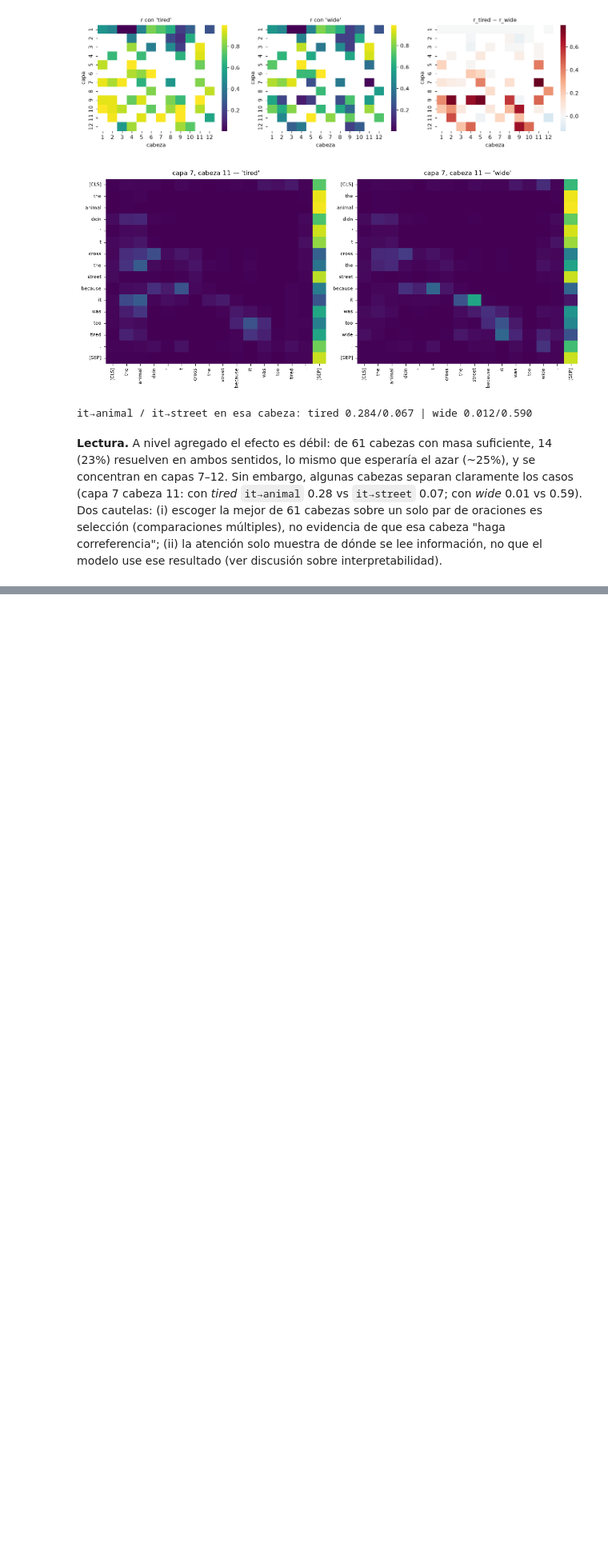
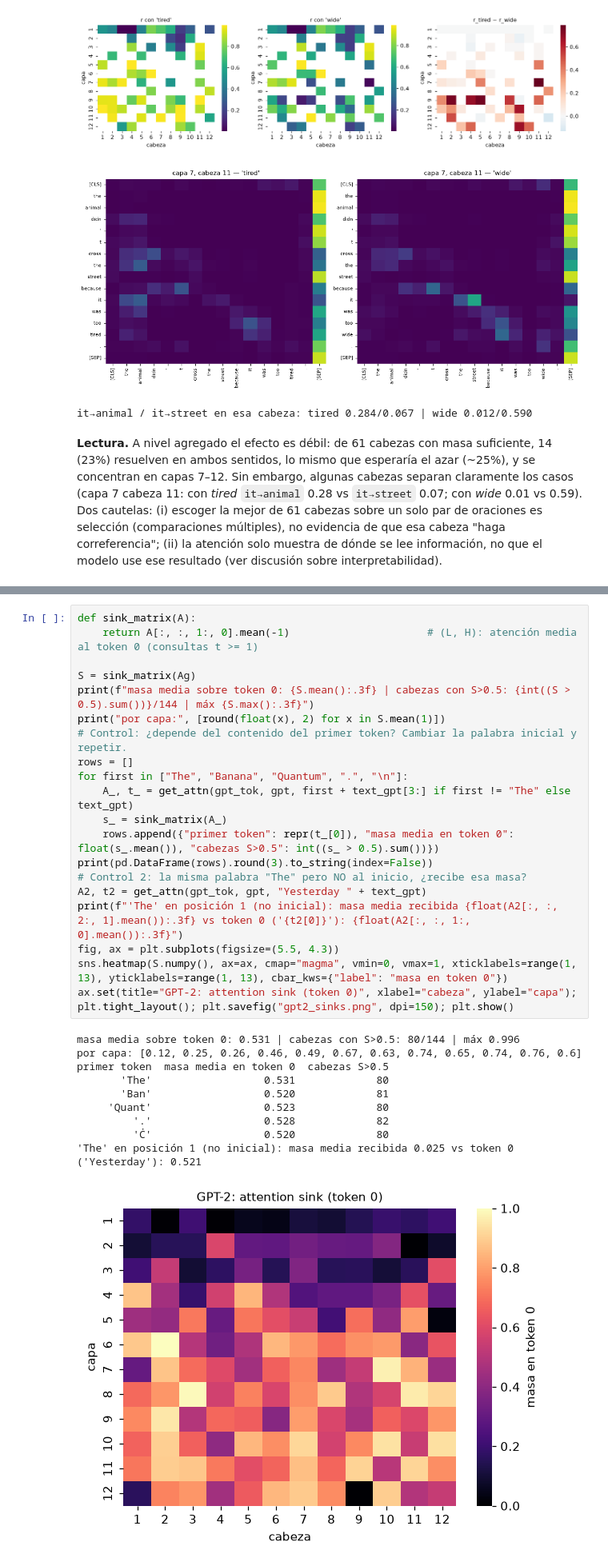
Before and after one commit to AscencioSIUU/deepLearning, a Jupyter notebook: labs/hdb-transformers/notebook.ipynb, the cells around one changed output, grey strips where cells are left out. Shown at 80% size. Drawn from its saved outputs; the diff is of its cells as text; blank space fills up the shorter version.

Commit message:
hdb-transformers: GPT-2 (causalidad, attention sinks) y entropia de la atencion

```diff
--- a/labs/hdb-transformers/notebook.ipynb
+++ b/labs/hdb-transformers/notebook.ipynb
@@ -325,0 +351,31 @@ muestra de dónde se lee información, no que el modelo use ese resultado (ver d
+# %%
+def sink_matrix(A):
+    return A[:, :, 1:, 0].mean(-1)                      # (L, H): atención media al token 0 (consultas t >= 1)
+
+S = sink_matrix(Ag)
+print(f"masa media sobre token 0: {S.mean():.3f} | cabezas con S>0.5: {int((S > 0.5).sum())}/144 | máx {S.max():.3f}")
+print("por capa:", [round(float(x), 2) for x in S.mean(1)])
+# Control: ¿depende del contenido del primer token? Cambiar la palabra inicial y repetir.
+rows = []
+for first in ["The", "Banana", "Quantum", ".", "\n"]:
+    A_, t_ = get_attn(gpt_tok, gpt, first + text_gpt[3:] if first != "The" else text_gpt)
+    s_ = sink_matrix(A_)
+    rows.append({"primer token": repr(t_[0]), "masa media en token 0": float(s_.mean()), "cabezas S>0.5": int((s_ > 0.5).sum())})
+print(pd.DataFrame(rows).round(3).to_string(index=False))
+# Control 2: la misma palabra "The" pero NO al inicio, ¿recibe esa masa?
+A2, t2 = get_attn(gpt_tok, gpt, "Yesterday " + text_gpt)
+print(f"'The' en posición 1 (no inicial): masa media recibida {float(A2[:, :, 2:, 1].mean()):.3f} vs token 0 ('{t2[0]}'): {float(A2[:, :, 1:, 0].mean()):.3f}")
+fig, ax = plt.subplots(figsize=(5.5, 4.3))
+sns.heatmap(S.numpy(), ax=ax, cmap="magma", vmin=0, vmax=1, xticklabels=range(1, 13), yticklabels=range(1, 13), cbar_kws={"label": "masa en token 0"})
+ax.set(title="GPT-2: attention sink (token 0)", xlabel="cabeza", ylabel="capa"); plt.tight_layout(); plt.savefig("gpt2_sinks.png", dpi=150); plt.show()
+# %% [output]
+masa media sobre token 0: 0.531 | cabezas con S>0.5: 80/144 | máx 0.996
+por capa: [0.12, 0.25, 0.26, 0.46, 0.49, 0.67, 0.63, 0.74, 0.65, 0.74, 0.76, 0.6]
+primer token  masa media en token 0  cabezas S>0.5
+       'The'                  0.531             80
+       'Ban'                  0.520             81
+     'Quant'                  0.523             80
+         '.'                  0.528             82
+         'Ċ'                  0.520             80
+'The' en posición 1 (no inicial): masa media recibida 0.025 vs token 0 ('Yesterday'): 0.521
+[figure, added]
```
Also changed, not shown: parts of 7 cells of this notebook, 4 other files.
